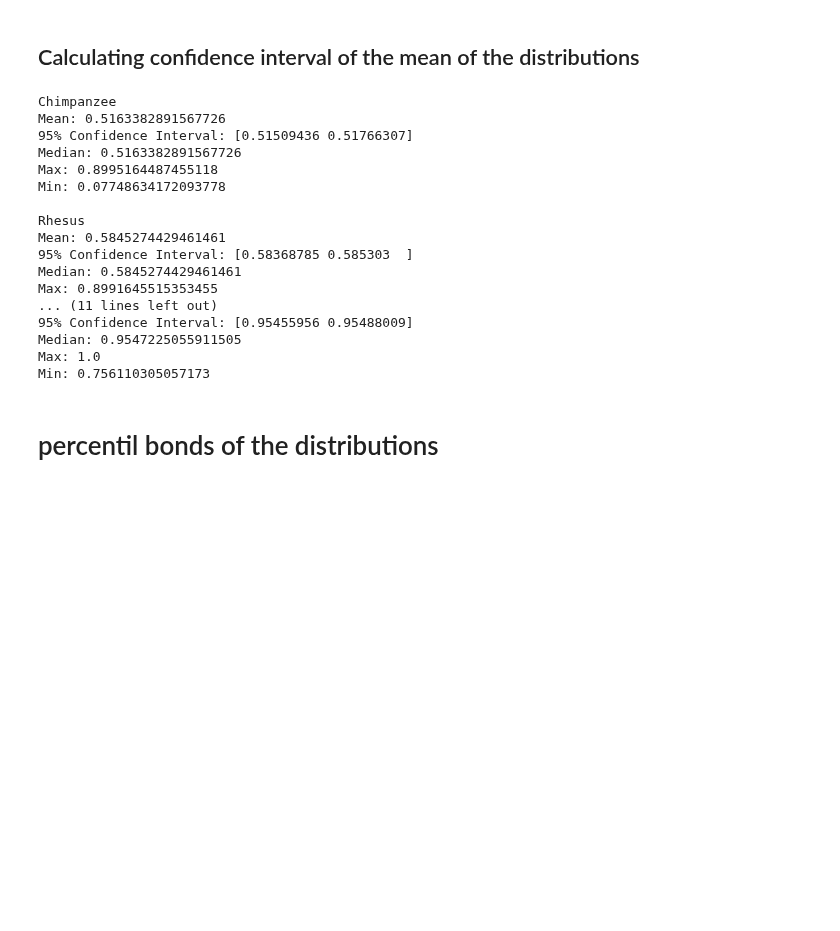
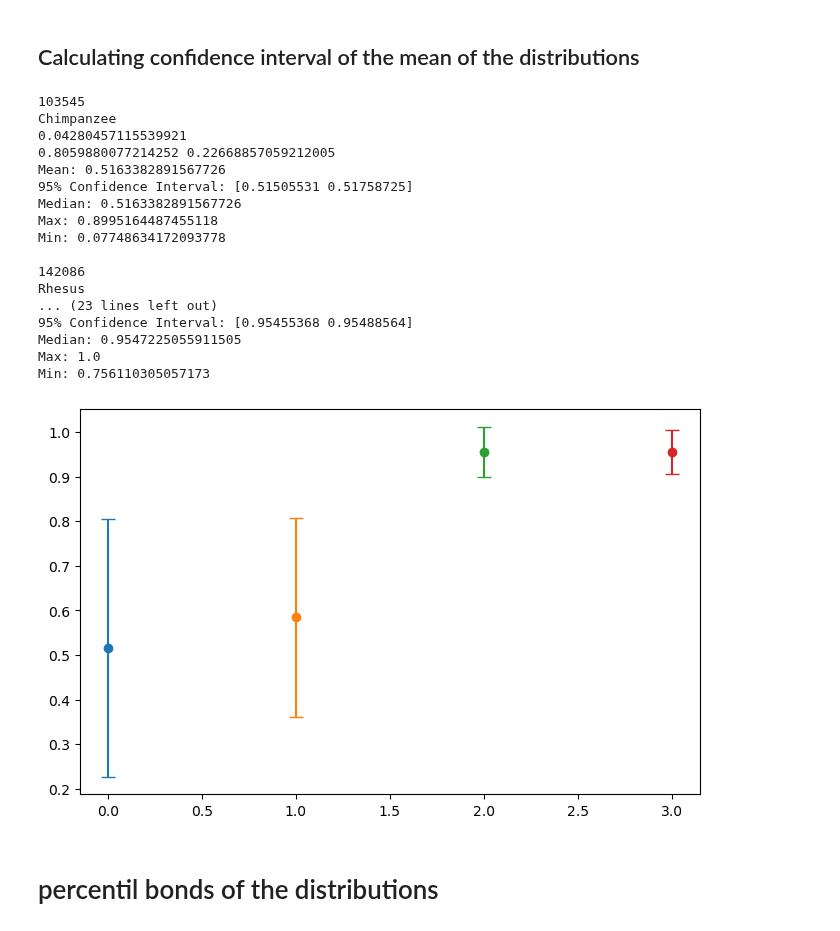
Before and after one commit to biagzi/altricial_brain_vocal_learning, a Jupyter notebook: code/Fig2B_and_2C.ipynb, the cells around one changed output. Drawn from its saved outputs; the diff is of its cells as text; code cells hidden in the pictures; blank space fills up the shorter version.

```diff
--- a/code/Fig2B_and_2C.ipynb
+++ b/code/Fig2B_and_2C.ipynb
@@ -127,8 +128,13 @@ Passing `palette` without assigning `hue` is deprecated and will be removed in v
 n_bootstrap_samples = 1000
 confidence_level = 0.95
 
+plt.figure(figsize=(8, 5))
+
+x = 0
 for species in derivative_data_species_all.keys():
+
     data = boxplot_df[boxplot_df.specie == species]["possible_values"]
+    print(len(data))
     # Array to store bootstrap means
     bootstrap_means = np.zeros(n_bootstrap_samples)
 
@@ -140,40 +146,53 @@ for species in derivative_data_species_all.keys():
     # Calculate the confidence interval
     lower_percentile = (1 - confidence_level) / 2
     upper_percentile = 1 - lower_percentile
     confidence_interval = np.percentile(bootstrap_means, [100 * lower_percentile, 100 * upper_percentile])
 
     mean = np.mean(data)
+    len_data = len(data)
     median = np.median(data)
     max_value = np.max(data)
     min_value = np.min(data)
 
+    var  = sum(pow(x-mean,2) for x in data) / len_data  # variance
+    std  = math.sqrt(var)  # standard deviation
+
     print(species)
+    print(var)
+    lower_bound = std*1.4 #1.96
+    upper_bound = std*1.4 #1.96
+    print(mean + lower_bound,mean - upper_bound)
+
+    plt.errorbar(x, mean, yerr=[[lower_bound], [upper_bound]], fmt='o', capsize=5, label='95% CI')
+    #plt.xticks(x, species)
+    x += 1
     print(f"Mean: {mean}")
     print(f"95% Confidence Interval: {confidence_interval}")
     print(f"Median: {mean}")
     print(f"Max: {max_value}")
     print(f"Min: {min_value}")
 
 
     print()
 # %% [output]
+103545
 Chimpanzee
+0.04280457115539921
+0.8059880077214252 0.22668857059212005
 Mean: 0.5163382891567726
-95% Confidence Interval: [0.51509436 0.51766307]
+95% Confidence Interval: [0.51505531 0.51758725]
 Median: 0.5163382891567726
 Max: 0.8995164487455118
 Min: 0.07748634172093778
 
+142086
 Rhesus
-Mean: 0.5845274429461461
-95% Confidence Interval: [0.58368785 0.585303  ]
-Median: 0.5845274429461461
-Max: 0.8991645515353455
-... (11 lines left out)
-95% Confidence Interval: [0.95455956 0.95488009]
+... (23 lines left out)
+95% Confidence Interval: [0.95455368 0.95488564]
 Median: 0.9547225055911505
 Max: 1.0
 Min: 0.756110305057173
+[figure, added]
 # %% [markdown]
 # percentil bonds of the distributions
 # %%
```
Also changed, not shown: parts of 12 cells of this notebook, 9 other files.
